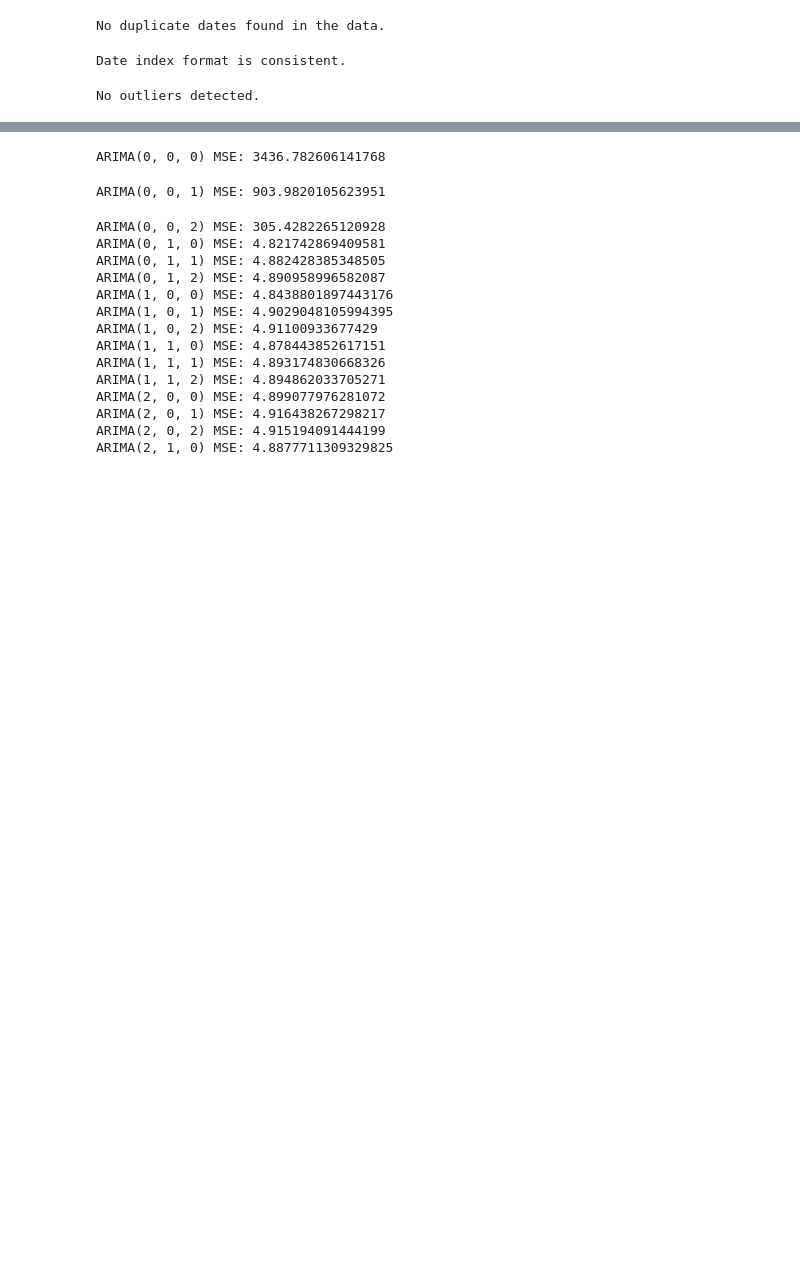
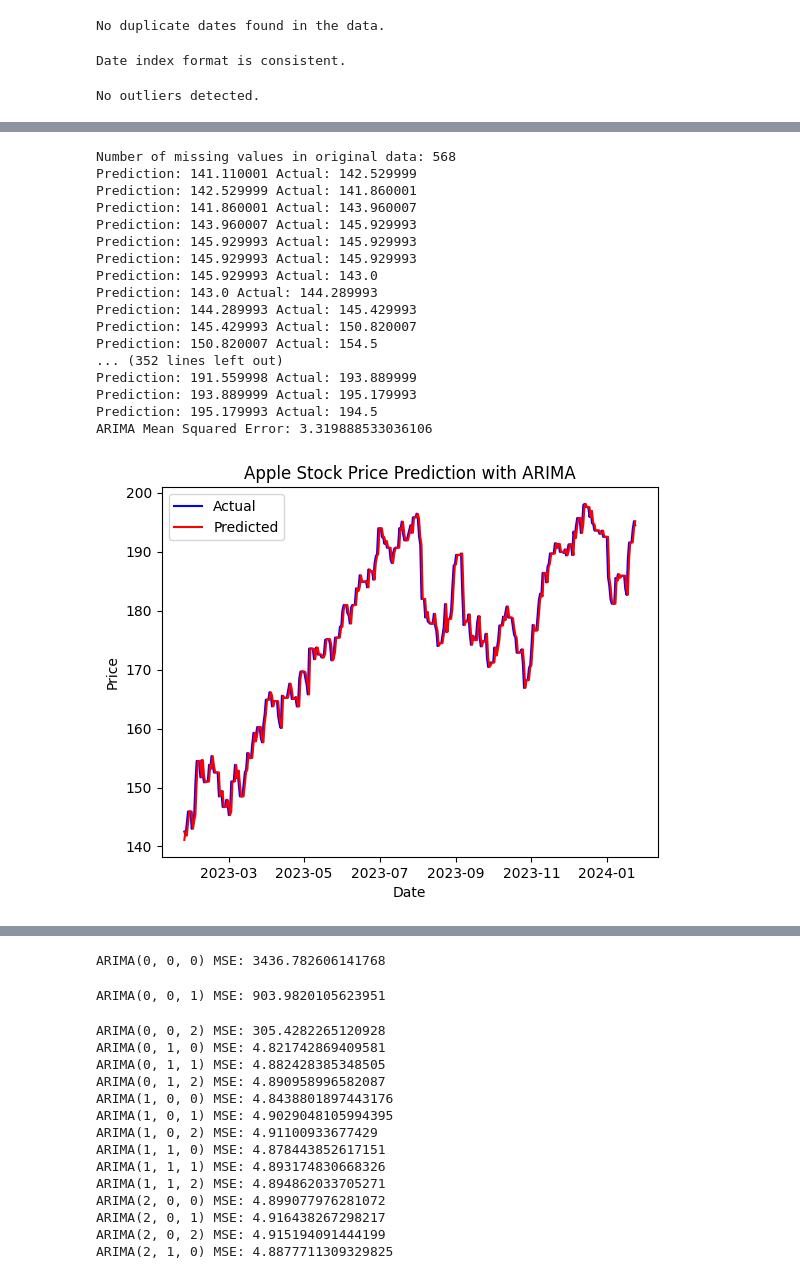
Before and after one commit to AnishBehera05/Predictive_analysis, a Jupyter notebook: Predicting_Apple_Stock_Prices_with_ARIMA.ipynb, the cells around one changed output, grey strips where cells are left out. Drawn from its saved outputs; the diff is of its cells as text; code cells hidden in the pictures; blank space fills up the shorter version.

```diff
--- a/Predicting_Apple_Stock_Prices_with_ARIMA.ipynb
+++ b/Predicting_Apple_Stock_Prices_with_ARIMA.ipynb
@@ -125,2 +201,77 @@ plt.show()
 ARIMA Mean Squared Error: 4.821742869409581
 [figure]
+# %%
+import numpy as np
+import pandas as pd
+import matplotlib.pyplot as plt
+from statsmodels.tsa.seasonal import seasonal_decompose
+from statsmodels.tsa.arima.model import ARIMA
+from sklearn.metrics import mean_squared_error
+from sklearn.model_selection import train_test_split
+
+# Load Apple stock price data
+data = pd.read_csv('data.csv')
+data['Date'] = pd.to_datetime(data['Date'])
+data.set_index('Date', inplace=True)
+
+# Specify frequency explicitly
+data = data.asfreq('D')
+
+# Check for missing values
+print("Number of missing values in original data:", data['Close'].isnull().sum())
+
+# Forward fill missing values
+data['Close'].fillna(method='ffill', inplace=True)
+
+# Split data into train and test sets
+train_size = int(len(data) * 0.8)
+train, test = data[:train_size], data[train_size:]
+
+# ARIMA model
+model = ARIMA(train['Close'], order=(0, 1, 0))
+arima_model = model.fit()
+
+# Predictions
+history = [x for x in train['Close']]
+predictions = []
+for t in range(len(test)):
+    model = ARIMA(history, order=(0, 1, 0))
+    model_fit = model.fit()
+    output = model_fit.forecast()
+    yhat = output[0]
+    predictions.append(yhat)
+    obs = test['Close'].iloc[t]
+    history.append(obs)
+    print("Prediction:", yhat, "Actual:", obs)  # Print out prediction and actual value for debugging purposes
+
+# Evaluate ARIMA model
+error = mean_squared_error(test['Close'], predictions)
+print('ARIMA Mean Squared Error:', error)
+
+# Visualize predictions
+plt.plot(test.index, test['Close'], color='blue', label='Actual')
+plt.plot(test.index, predictions, color='red', label='Predicted')
+plt.title('Apple Stock Price Prediction with ARIMA')
+plt.xlabel('Date')
+plt.ylabel('Price')
+plt.legend()
+plt.show()
+# %% [output]
+Number of missing values in original data: 568
+Prediction: 141.110001 Actual: 142.529999
+Prediction: 142.529999 Actual: 141.860001
+Prediction: 141.860001 Actual: 143.960007
+Prediction: 143.960007 Actual: 145.929993
+Prediction: 145.929993 Actual: 145.929993
+Prediction: 145.929993 Actual: 145.929993
+Prediction: 145.929993 Actual: 143.0
+Prediction: 143.0 Actual: 144.289993
+Prediction: 144.289993 Actual: 145.429993
+Prediction: 145.429993 Actual: 150.820007
+Prediction: 150.820007 Actual: 154.5
+... (352 lines left out)
+Prediction: 191.559998 Actual: 193.889999
+Prediction: 193.889999 Actual: 195.179993
+Prediction: 195.179993 Actual: 194.5
+ARIMA Mean Squared Error: 3.319888533036106
+[figure, added]
```
Also changed, not shown: parts of 5 cells of this notebook.
